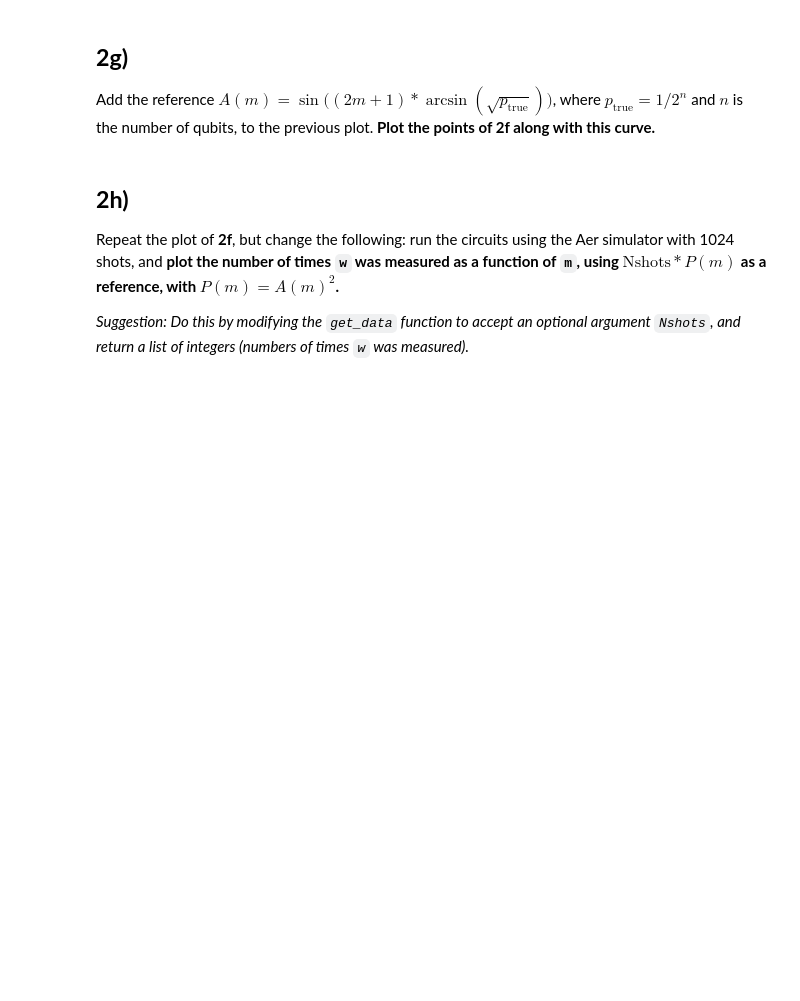
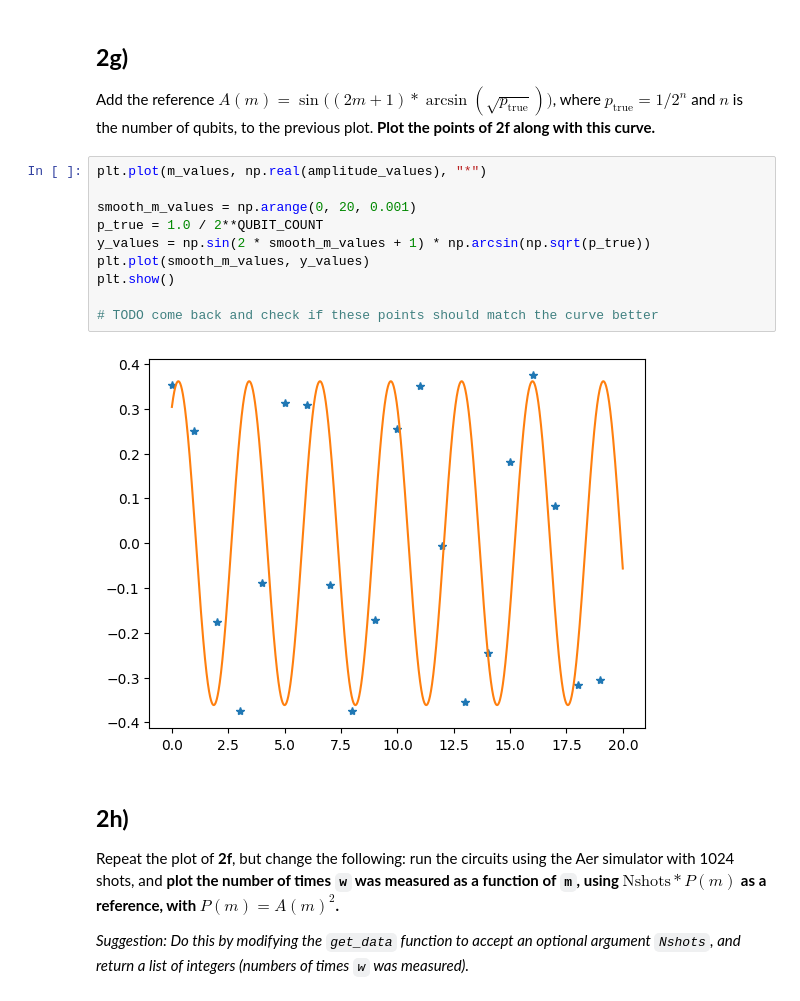
Before and after one commit to ezekielcochran/vtq-hackathon, a Jupyter notebook: qmace.ipynb, the cells around one changed output. Cells and saved outputs as stored; diff of their text form; blank space fills up the shorter version.

```diff
--- a/qmace.ipynb
+++ b/qmace.ipynb
@@ -212,6 +254,18 @@ _Suggestion: Do this using an auxiliary function `get_data(A, oracle, ms)` that
 ## **2g)**
 
 Add the reference $A(m) = \sin\big((2m+1)*\arcsin(\sqrt{p_\text{true}})\big)$, where $p_\text{true}=1/2^n$ and $n$ is the number of qubits, to the previous plot. **Plot the points of 2f along with this curve.**
+# %%
+plt.plot(m_values, np.real(amplitude_values), "*")
+
+smooth_m_values = np.arange(0, 20, 0.001)
+p_true = 1.0 / 2**QUBIT_COUNT
+y_values = np.sin(2 * smooth_m_values + 1) * np.arcsin(np.sqrt(p_true))
+plt.plot(smooth_m_values, y_values)
+plt.show()
+
+# TODO come back and check if these points should match the curve better
+# %% [output]
+[figure, added]
 # %% [markdown]
 ## **2h)**
 
```
Also changed, not shown: parts of 9 cells of this notebook.
